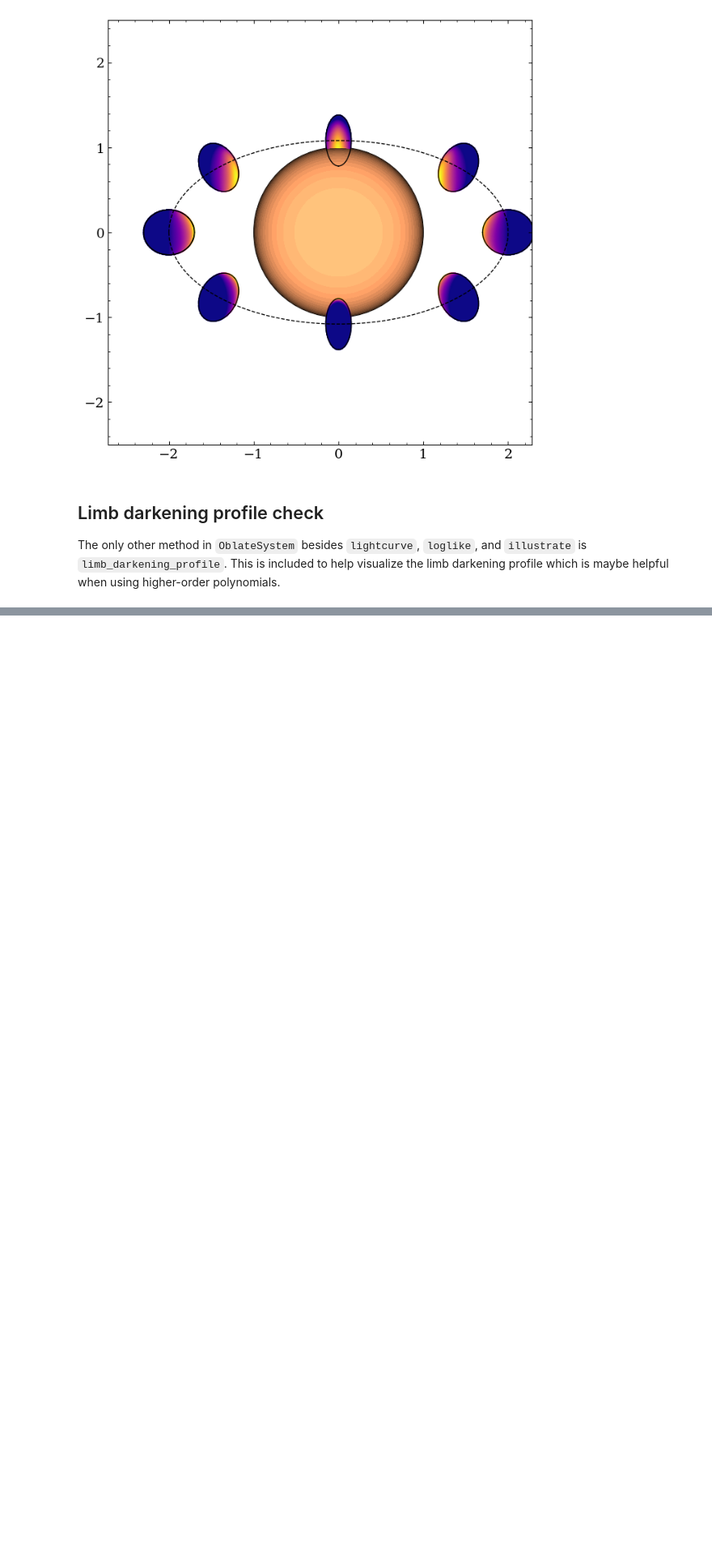
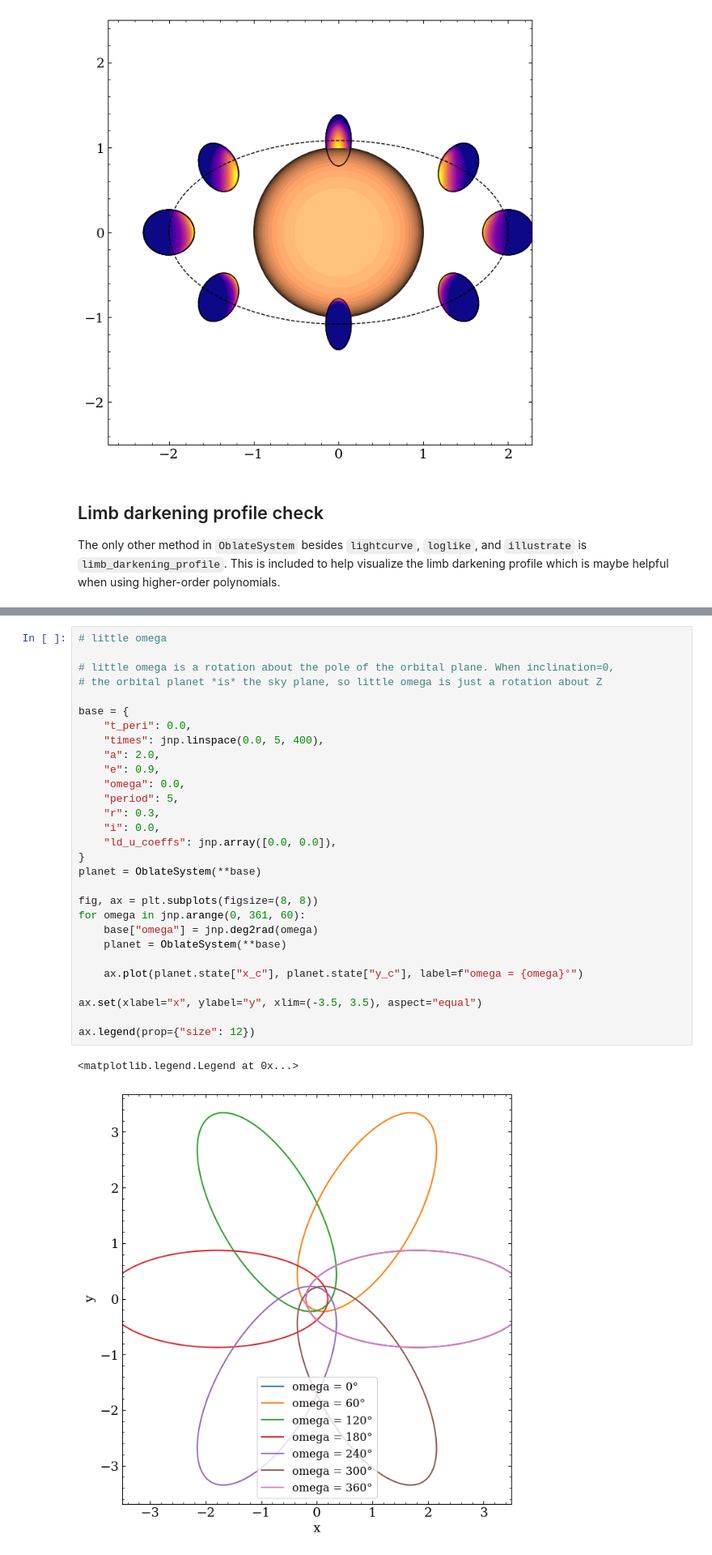
Before and after one commit to ben-cassese/squishyplanet, a Jupyter notebook: docs/tutorials/illustrations.ipynb, the cells around one changed output, grey strips where cells are left out. Shown at 81% size. Saved outputs shown, nothing was run; the diff lists cells and outputs as text; blank space fills up the shorter version.

```diff
--- a/docs/tutorials/illustrations.ipynb
+++ b/docs/tutorials/illustrations.ipynb
@@ -271,0 +322,32 @@ ax.set(
+# %%
+# little omega
+
+# little omega is a rotation about the pole of the orbital plane. When inclination=0,
+# the orbital planet *is* the sky plane, so little omega is just a rotation about Z
+
+base = {
+    "t_peri": 0.0,
+    "times": jnp.linspace(0.0, 5, 400),
+    "a": 2.0,
+    "e": 0.9,
+    "omega": 0.0,
+    "period": 5,
+    "r": 0.3,
+    "i": 0.0,
+    "ld_u_coeffs": jnp.array([0.0, 0.0]),
+}
+planet = OblateSystem(**base)
+
+fig, ax = plt.subplots(figsize=(8, 8))
+for omega in jnp.arange(0, 361, 60):
+    base["omega"] = jnp.deg2rad(omega)
+    planet = OblateSystem(**base)
+
+    ax.plot(planet.state["x_c"], planet.state["y_c"], label=f"omega = {omega}°")
+
+ax.set(xlabel="x", ylabel="y", xlim=(-3.5, 3.5), aspect="equal")
+
+ax.legend(prop={"size": 12})
+# %% [output]
+<matplotlib.legend.Legend at 0x...>
+[figure, added]
```
Also changed, not shown: parts of 6 cells of this notebook, 10 other files.
